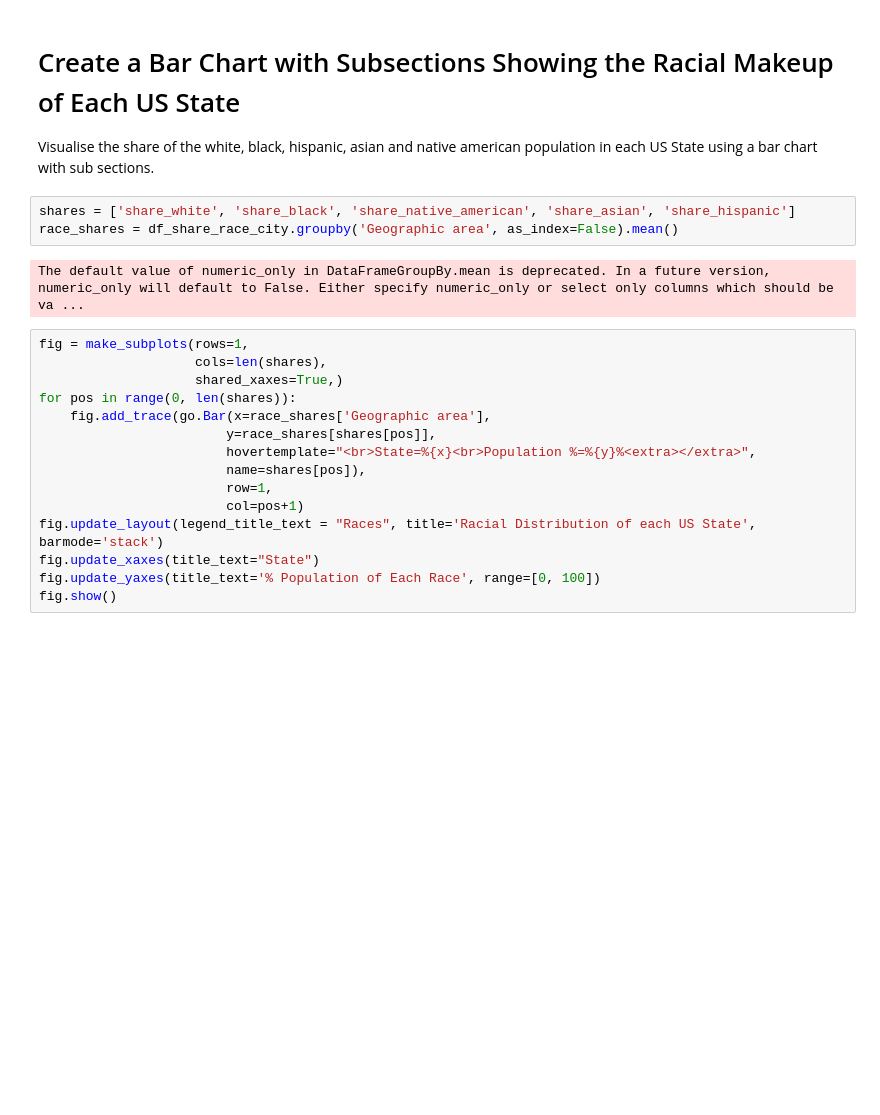
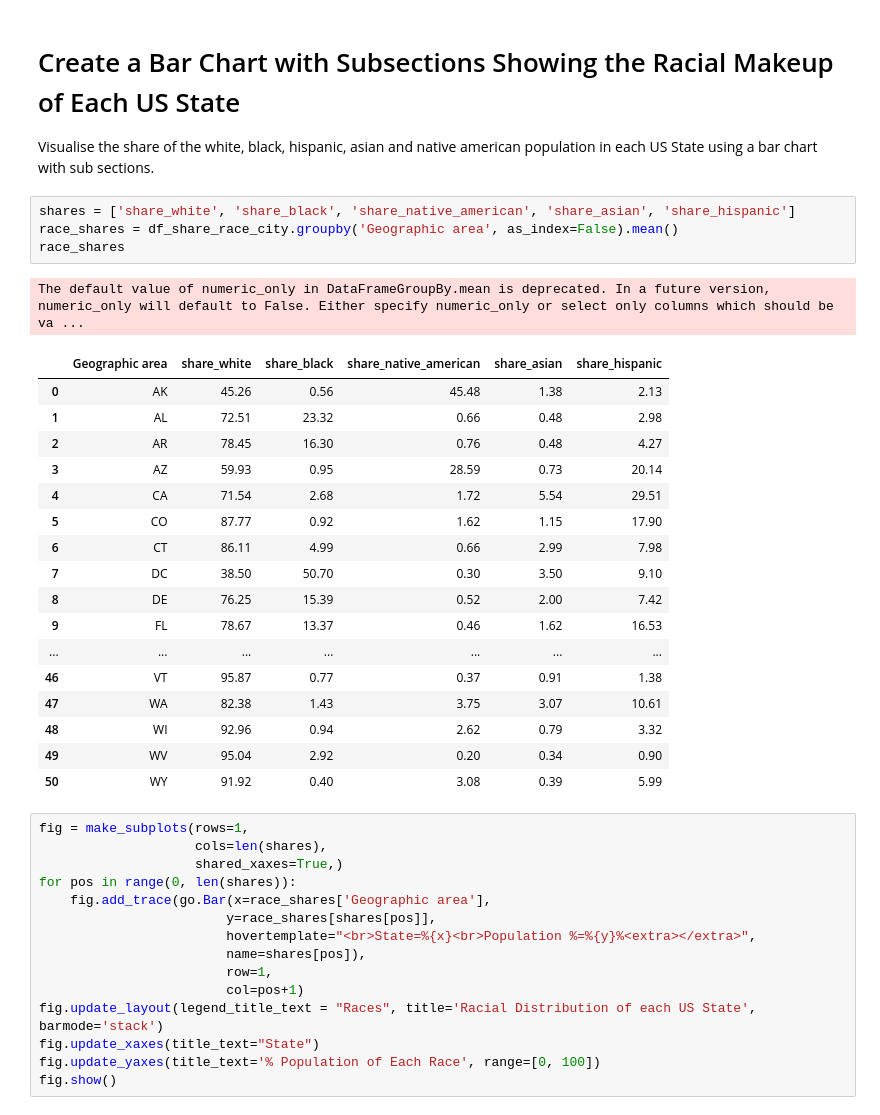
Before and after one commit to Terrance-Nightingale/police-deaths-analysis, a Jupyter notebook: Fatal_Force.ipynb, the cells around one changed output. Cells and saved outputs as stored; diff of their text form; blank space fills up the shorter version.

```diff
--- a/Fatal_Force.ipynb
+++ b/Fatal_Force.ipynb
@@ -257,8 +263,26 @@ Visualise the share of the white, black, hispanic, asian and native american pop
 # %%
 shares = ['share_white', 'share_black', 'share_native_american', 'share_asian', 'share_hispanic']
 race_shares = df_share_race_city.groupby('Geographic area', as_index=False).mean()
+race_shares
 # %% [output]
 The default value of numeric_only in DataFrameGroupBy.mean is deprecated. In a future version, numeric_only will default to False. Either specify numeric_only or select only columns which should be va ...
+|  | Geographic area | share_white | share_black | share_native_american | share_asian | share_hispanic |
+| 0 | AK | 45.26 | 0.56 | 45.48 | 1.38 | 2.13 |
+| 1 | AL | 72.51 | 23.32 | 0.66 | 0.48 | 2.98 |
+| 2 | AR | 78.45 | 16.30 | 0.76 | 0.48 | 4.27 |
+| 3 | AZ | 59.93 | 0.95 | 28.59 | 0.73 | 20.14 |
+| 4 | CA | 71.54 | 2.68 | 1.72 | 5.54 | 29.51 |
+| 5 | CO | 87.77 | 0.92 | 1.62 | 1.15 | 17.90 |
+| 6 | CT | 86.11 | 4.99 | 0.66 | 2.99 | 7.98 |
+| 7 | DC | 38.50 | 50.70 | 0.30 | 3.50 | 9.10 |
+| 8 | DE | 76.25 | 15.39 | 0.52 | 2.00 | 7.42 |
+| 9 | FL | 78.67 | 13.37 | 0.46 | 1.62 | 16.53 |
+| ... | ... | ... | ... | ... | ... | ... |
+| 46 | VT | 95.87 | 0.77 | 0.37 | 0.91 | 1.38 |
+| 47 | WA | 82.38 | 1.43 | 3.75 | 3.07 | 10.61 |
+| 48 | WI | 92.96 | 0.94 | 2.62 | 0.79 | 3.32 |
+| 49 | WV | 95.04 | 2.92 | 0.20 | 0.34 | 0.90 |
+| 50 | WY | 91.92 | 0.40 | 3.08 | 0.39 | 5.99 |
 # %%
 fig = make_subplots(rows=1,
                     cols=len(shares),
```
Also changed, not shown: parts of 15 cells of this notebook.
